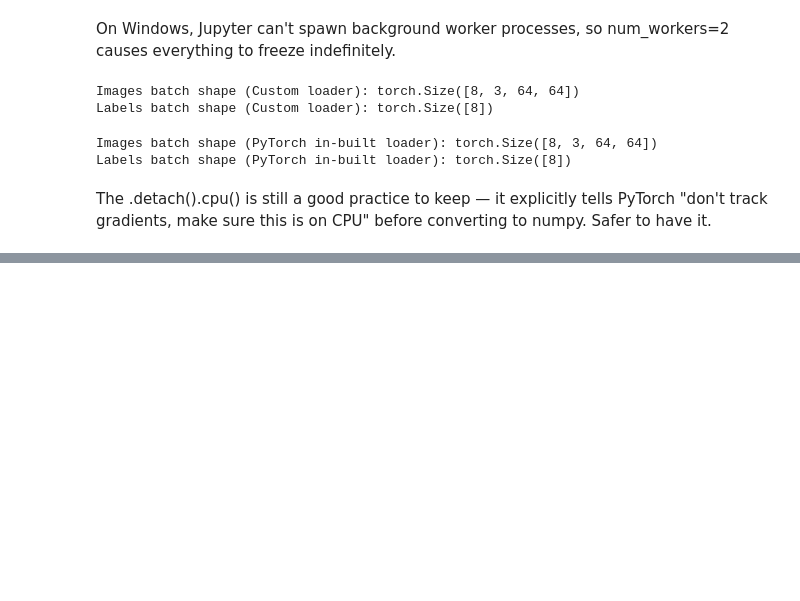
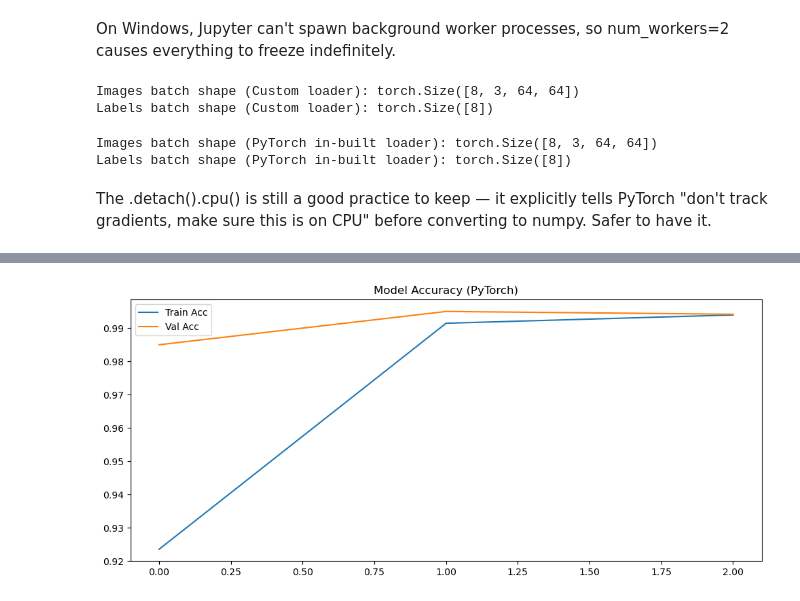
Before and after one commit to SutikshanUpman/Land-classification-system, a Jupyter notebook: notebooks/04_pytorch_custom_dataset.ipynb, the cells around one changed output, grey strips where cells are left out. Saved outputs shown, nothing was run; the diff lists cells and outputs as text; code cells hidden in the pictures; blank space fills up the shorter version.

```diff
--- a/notebooks/04_pytorch_custom_dataset.ipynb
+++ b/notebooks/04_pytorch_custom_dataset.ipynb
@@ -137,0 +226,2 @@ for i in range(BATCH_SIZE):
+# %%
+full_dataset = datasets.ImageFolder(dataset_path, transform=train_transform)
@@ -137,0 +241,35 @@ for i in range(BATCH_SIZE):
+# %%
+val_loader = DataLoader(
+    val_dataset,
+    batch_size=batch_size,
+    shuffle=False,
+    num_workers=0,
+    worker_init_fn=worker_init_fn
+)
+# %%
+# --- MODEL ---
+model = nn.Sequential(
+    # Conv Block 1
+    nn.Conv2d(3, 32, 5, padding=2), nn.ReLU(),
+    nn.MaxPool2d(2), nn.BatchNorm2d(32),
+
+    # Conv Block 2-6
+    nn.Conv2d(32, 64, 5, padding=2), nn.ReLU(), nn.MaxPool2d(2), nn.BatchNorm2d(64),
+    nn.Conv2d(64, 128, 5, padding=2), nn.ReLU(), nn.MaxPool2d(2), nn.BatchNorm2d(128),
+    nn.Conv2d(128, 256, 5, padding=2), nn.ReLU(), nn.MaxPool2d(2), nn.BatchNorm2d(256),
+    nn.Conv2d(256, 512, 5, padding=2), nn.ReLU(), nn.MaxPool2d(2), nn.BatchNorm2d(512),
+    nn.Conv2d(512, 1024, 5, padding=2), nn.ReLU(), nn.MaxPool2d(2), nn.BatchNorm2d(1024),
+
+    # Classifier
+    nn.AdaptiveAvgPool2d(1), nn.Flatten(),
+    nn.Linear(1024, 2048), nn.ReLU(), nn.BatchNorm1d(2048), nn.Dropout(0.4),
+    nn.Linear(2048, num_classes)
+).to(device)
+# %%
+# --- TRAINING SETUP ---
+#criterion = nn.BCEWithLogitsLoss()
+criterion = nn.CrossEntropyLoss()
+optimizer = optim.Adam(model.parameters(), lr=lr)
+best_loss = float('inf')
+loss_history = {'train': [], 'val': []}
+acc_history = {'train': [], 'val': []}
@@ -137,0 +341,9 @@ for i in range(BATCH_SIZE):
+# %%
+plt.figure(figsize=(12, 5))
+plt.plot(acc_history['train'], label='Train Acc')
+plt.plot(acc_history['val'], label='Val Acc')
+plt.title('Model Accuracy (PyTorch)')
+plt.legend()
+plt.show()
+# %% [output]
+[figure, added]
```
Also changed, not shown: parts of 21 cells of this notebook.
